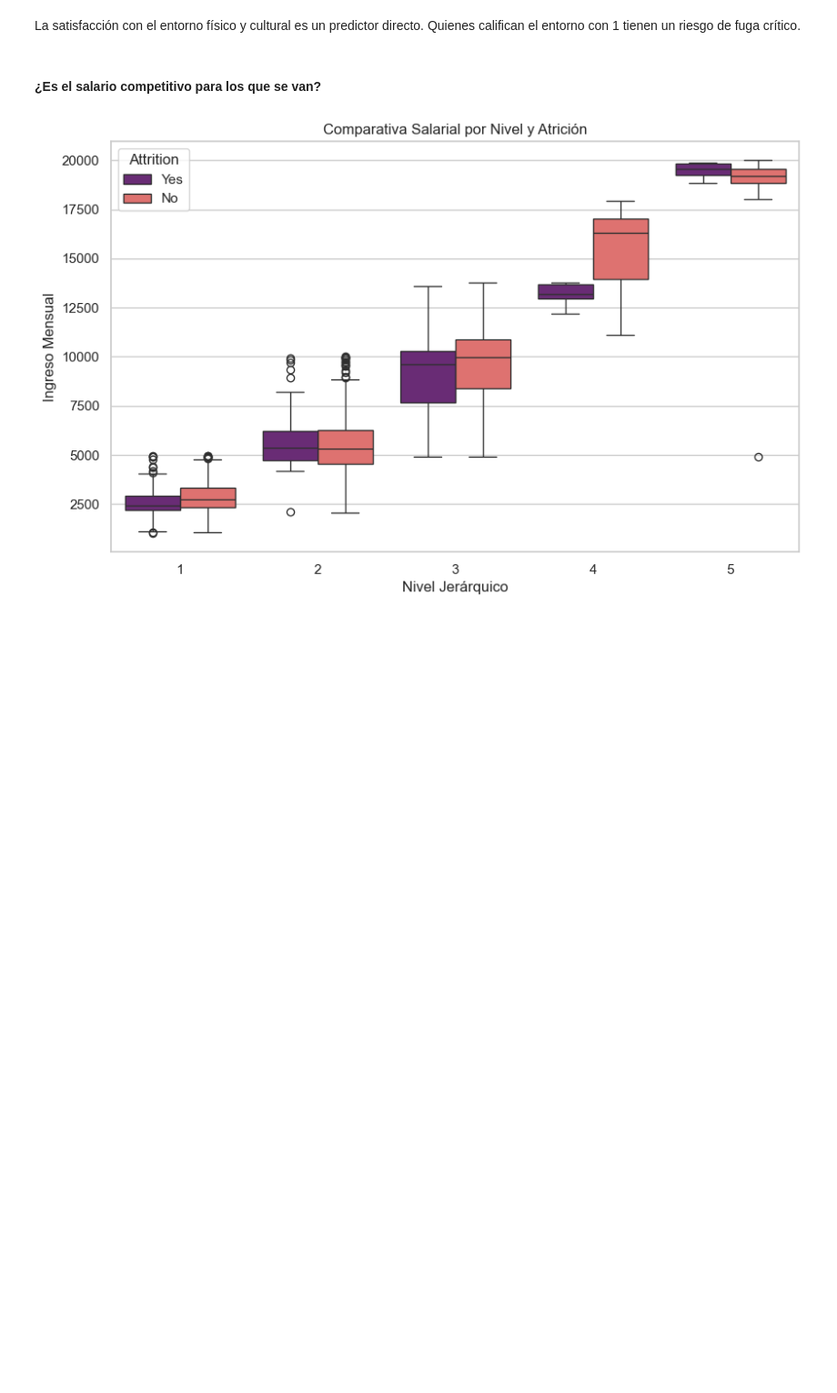
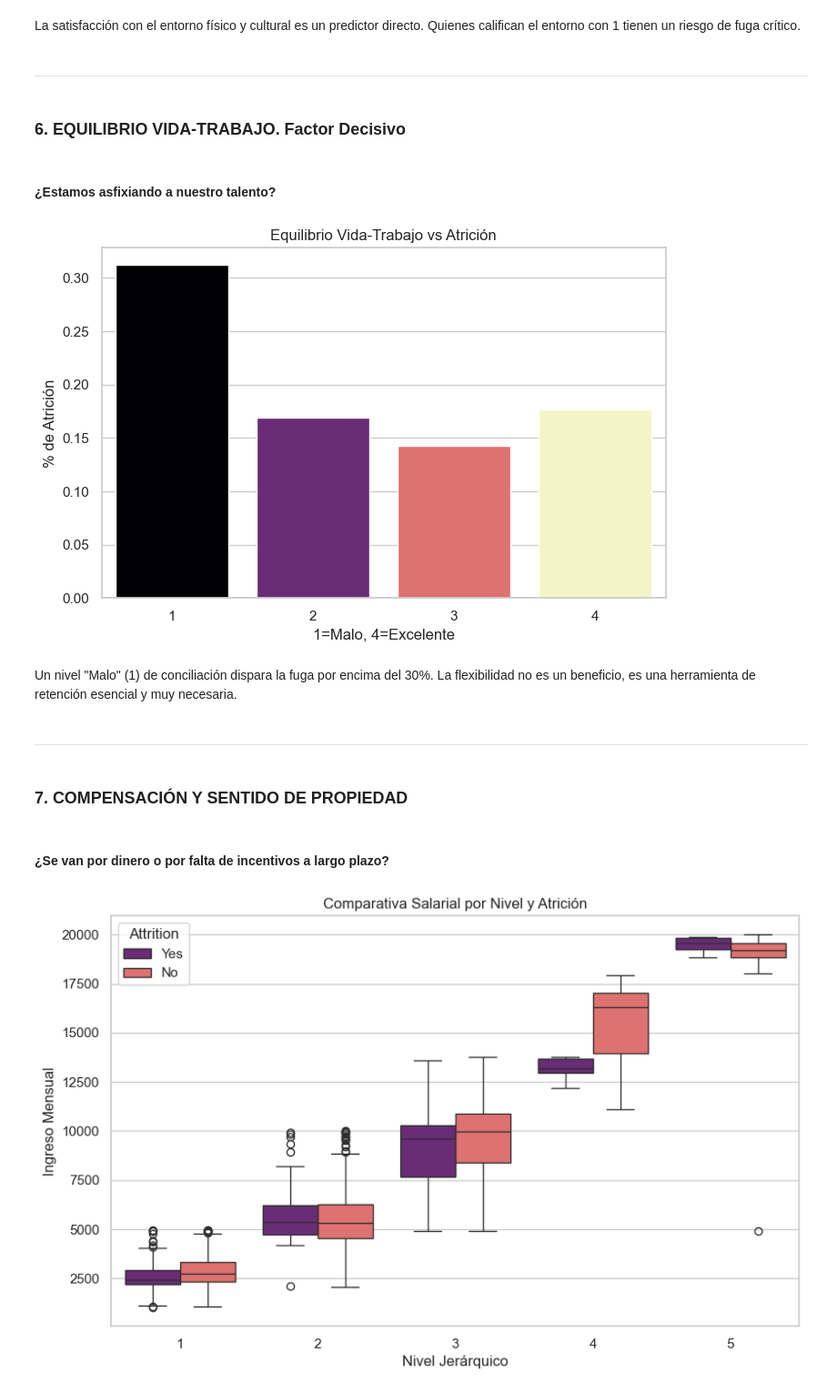
Before and after one commit to Ruthpsegovia/proyecto-da-promo-59-modulo-3-team-2, a Jupyter notebook: Visualizaciones/Visual_Storytelling.ipynb, the cells around one changed output. Shown at 91% size. Cells and saved outputs as stored; diff of their text form; code cells hidden in the pictures; blank space fills up the shorter version.

```diff
--- a/Visualizaciones/Visual_Storytelling.ipynb
+++ b/Visualizaciones/Visual_Storytelling.ipynb
@@ -102,8 +110,29 @@ plt.show()
 [figure]
 # %% [markdown]
 La satisfacción con el entorno físico y cultural es un predictor directo. Quienes califican el entorno con 1 tienen un riesgo de fuga crítico.
+# %% [markdown]
+-----------
+# %% [markdown]
+### 6. EQUILIBRIO VIDA-TRABAJO. Factor Decisivo
 # %% [markdown]
-#### ¿Es el salario competitivo para los que se van?
+#### ¿Estamos asfixiando a nuestro talento?
+# %%
+plt.figure(figsize=(8, 5))
+sns.barplot(data=df, x='WorkLifeBalance', y='Attrition_flag', hue='WorkLifeBalance', palette='magma', errorbar=None, legend=False)
+plt.title('Equilibrio Vida-Trabajo vs Atrición')
+plt.xlabel('1=Malo, 4=Excelente')
+plt.ylabel('% de Atrición')
+plt.show()
+# %% [output]
+[figure, added]
+# %% [markdown]
+Un nivel "Malo" (1) de conciliación dispara la fuga por encima del 30%. La flexibilidad no es un beneficio, es una herramienta de retención esencial y muy necesaria.
+# %% [markdown]
+-----------
+# %% [markdown]
+### 7. COMPENSACIÓN Y SENTIDO DE PROPIEDAD
+# %% [markdown]
+#### ¿Se van por dinero o por falta de incentivos a largo plazo?
 # %%
 plt.figure(figsize=(10, 6))
 sns.boxplot(data=df, x='JobLevel', y='MonthlyIncome', hue='Attrition', palette='magma')
```
Also changed, not shown: parts of 27 cells of this notebook.
